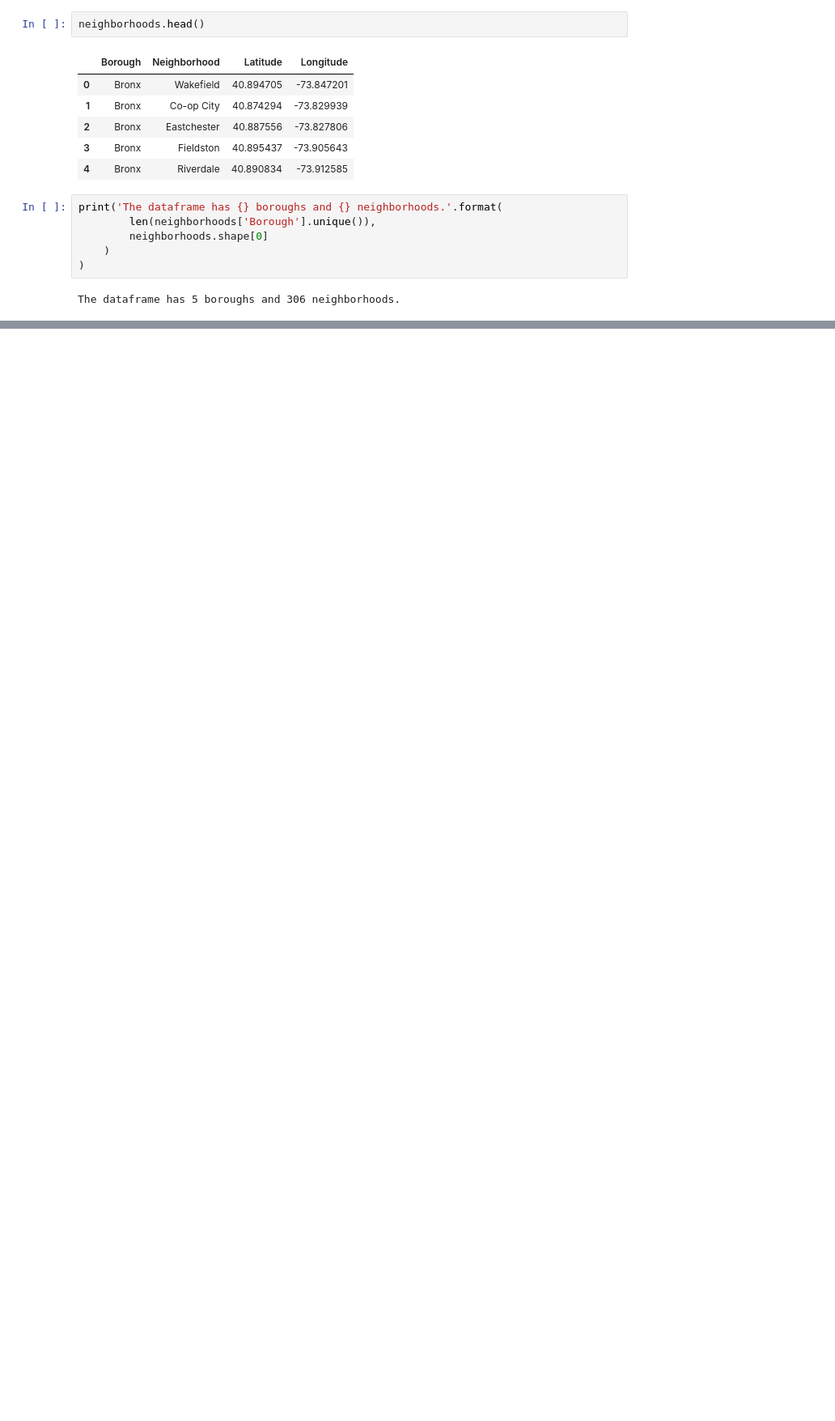
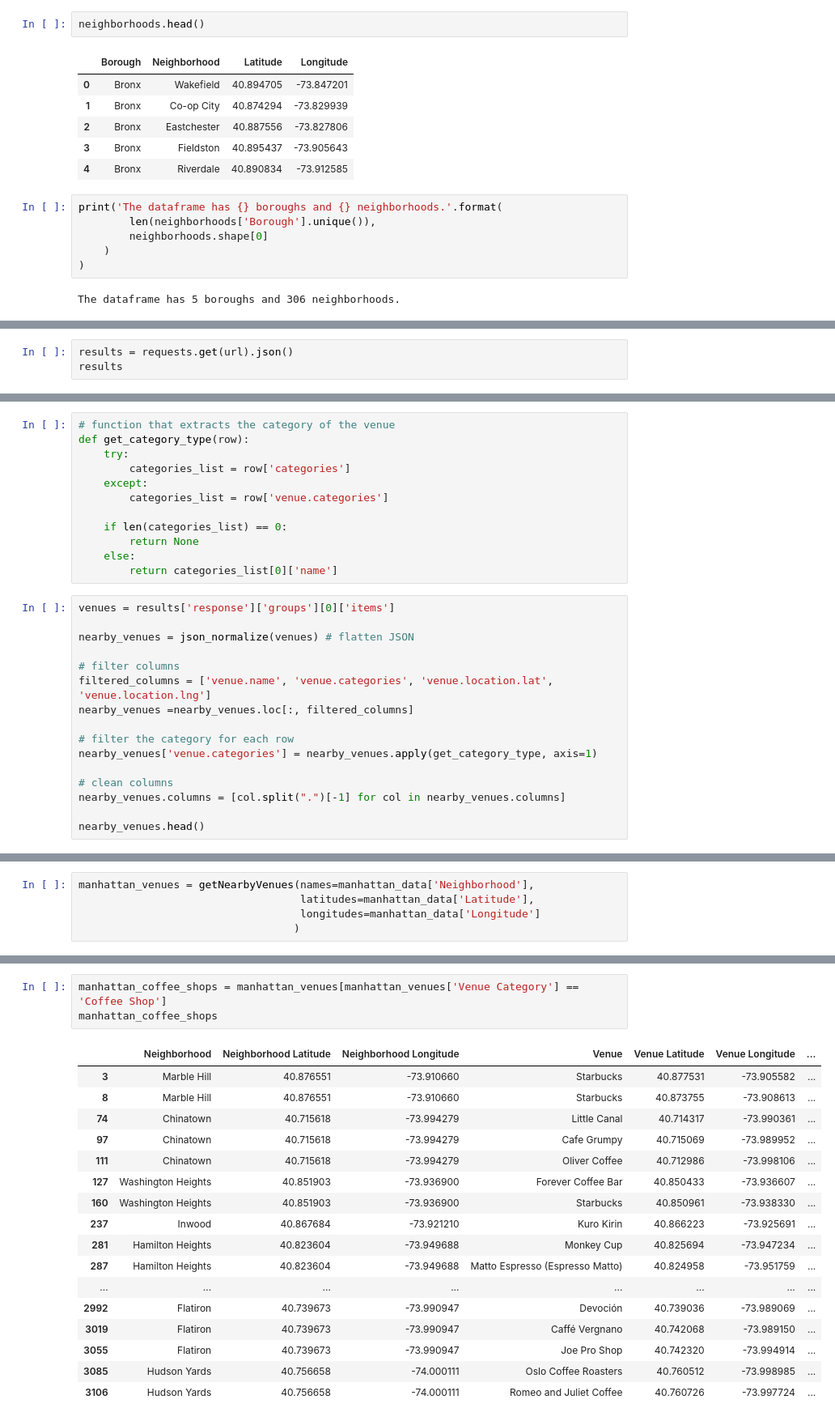
Before and after one commit to mcgreevey/IBM-Data-Specialization, a Jupyter notebook: NYBusinessIdea.ipynb, the cells around one changed output, grey strips where cells are left out. Shown at 81% size. Cells and saved outputs as stored; diff of their text form; blank space fills up the shorter version.

```diff
--- a/NYBusinessIdea.ipynb
+++ b/NYBusinessIdea.ipynb
@@ -160,0 +281,3 @@ The dataframe has 5 boroughs and 306 neighborhoods.
+# %%
+results = requests.get(url).json()
+results
@@ -160,0 +302,28 @@ The dataframe has 5 boroughs and 306 neighborhoods.
+# %%
+# function that extracts the category of the venue
+def get_category_type(row):
+    try:
+        categories_list = row['categories']
+    except:
+        categories_list = row['venue.categories']
+
+    if len(categories_list) == 0:
+        return None
+    else:
+        return categories_list[0]['name']
+# %%
+venues = results['response']['groups'][0]['items']
+
+nearby_venues = json_normalize(venues) # flatten JSON
+
+# filter columns
+filtered_columns = ['venue.name', 'venue.categories', 'venue.location.lat', 'venue.location.lng']
+nearby_venues =nearby_venues.loc[:, filtered_columns]
+
+# filter the category for each row
+nearby_venues['venue.categories'] = nearby_venues.apply(get_category_type, axis=1)
+
+# clean columns
+nearby_venues.columns = [col.split(".")[-1] for col in nearby_venues.columns]
+
+nearby_venues.head()
@@ -160,0 +381,5 @@ The dataframe has 5 boroughs and 306 neighborhoods.
+# %%
+manhattan_venues = getNearbyVenues(names=manhattan_data['Neighborhood'],
+                                   latitudes=manhattan_data['Latitude'],
+                                   longitudes=manhattan_data['Longitude']
+                                  )
@@ -160,0 +419,21 @@ The dataframe has 5 boroughs and 306 neighborhoods.
+# %%
+manhattan_coffee_shops = manhattan_venues[manhattan_venues['Venue Category'] == 'Coffee Shop']
+manhattan_coffee_shops
+# %% [output]
+|  | Neighborhood | Neighborhood Latitude | Neighborhood Longitude | Venue | Venue Latitude | Venue Longitude | ... |
+| 3 | Marble Hill | 40.876551 | -73.910660 | Starbucks | 40.877531 | -73.905582 | ... |
+| 8 | Marble Hill | 40.876551 | -73.910660 | Starbucks | 40.873755 | -73.908613 | ... |
+| 74 | Chinatown | 40.715618 | -73.994279 | Little Canal | 40.714317 | -73.990361 | ... |
+| 97 | Chinatown | 40.715618 | -73.994279 | Cafe Grumpy | 40.715069 | -73.989952 | ... |
+| 111 | Chinatown | 40.715618 | -73.994279 | Oliver Coffee | 40.712986 | -73.998106 | ... |
+| 127 | Washington Heights | 40.851903 | -73.936900 | Forever Coffee Bar | 40.850433 | -73.936607 | ... |
+| 160 | Washington Heights | 40.851903 | -73.936900 | Starbucks | 40.850961 | -73.938330 | ... |
+| 237 | Inwood | 40.867684 | -73.921210 | Kuro Kirin | 40.866223 | -73.925691 | ... |
+| 281 | Hamilton Heights | 40.823604 | -73.949688 | Monkey Cup | 40.825694 | -73.947234 | ... |
+| 287 | Hamilton Heights | 40.823604 | -73.949688 | Matto Espresso (Espresso Matto) | 40.824958 | -73.951759 | ... |
+| ... | ... | ... | ... | ... | ... | ... | ... |
+| 2992 | Flatiron | 40.739673 | -73.990947 | Devoción | 40.739036 | -73.989069 | ... |
+| 3019 | Flatiron | 40.739673 | -73.990947 | Caffé Vergnano | 40.742068 | -73.989150 | ... |
+| 3055 | Flatiron | 40.739673 | -73.990947 | Joe Pro Shop | 40.742320 | -73.994914 | ... |
+| 3085 | Hudson Yards | 40.756658 | -74.000111 | Oslo Coffee Roasters | 40.760512 | -73.998985 | ... |
+| 3106 | Hudson Yards | 40.756658 | -74.000111 | Romeo and Juliet Coffee | 40.760726 | -73.997724 | ... |
```
Also changed, not shown: parts of 46 cells of this notebook.
